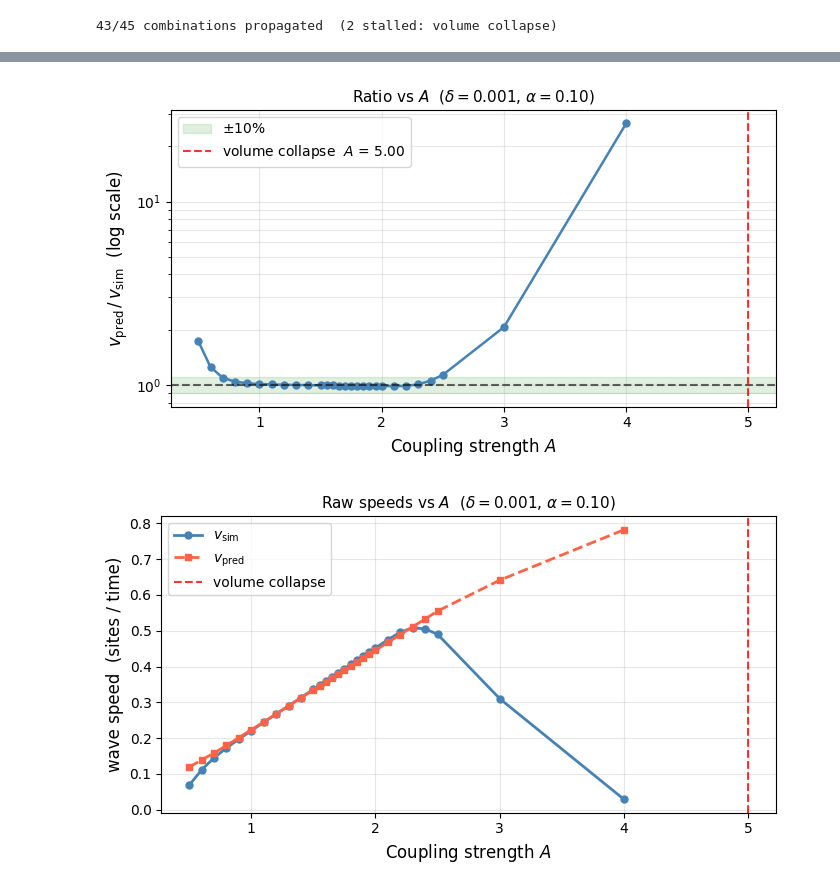
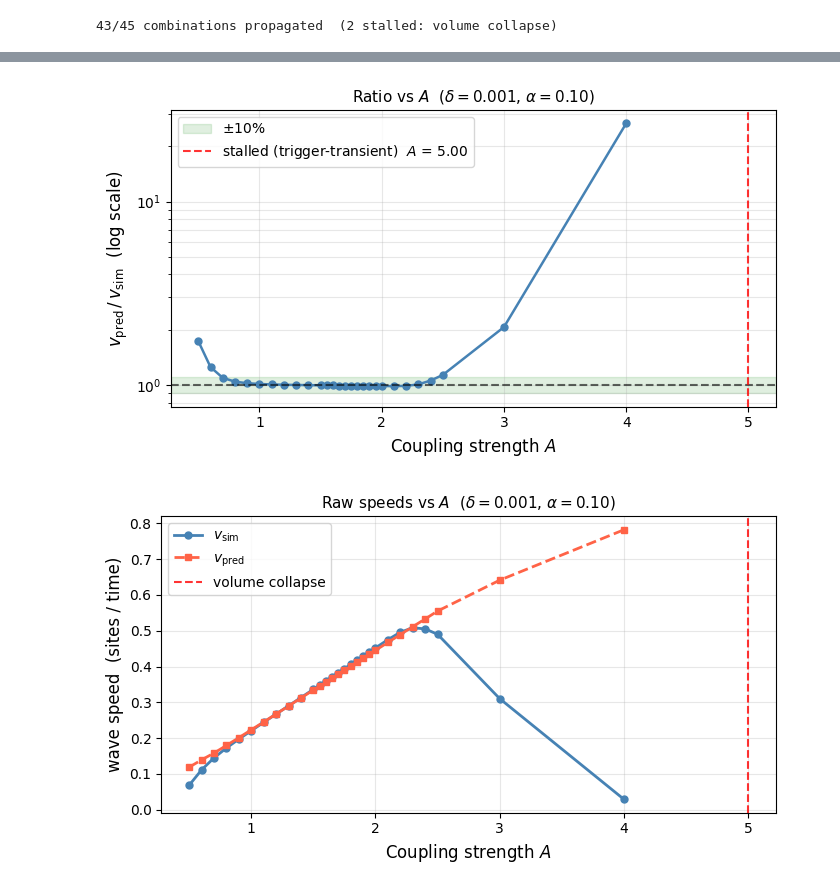
Before and after one commit to Stephang217/1D_Diaghphragms_Fluid_Model, a Jupyter notebook: diaphragm_metafluid.ipynb, the cells around one changed output, grey strips where cells are left out. Saved outputs shown, nothing was run; the diff lists cells and outputs as text; code cells hidden in the pictures.

```diff
--- a/diaphragm_metafluid.ipynb
+++ b/diaphragm_metafluid.ipynb
@@ -261,9 +266,7 @@ print(f"{'dt':>10}  {'Cauchy error':>14}  {'error ratio':>12}  note")
 print("-" * 58)
 for i, (dt_run, err) in enumerate(zip(dt_err, errs)):
     rat = f"{ratios[i-1]:.2f}" if i > 0 else "   --"
-    note = "(ratio << 4: converged)" if i > 0 and ratios[i-1] < 2 else            "(ratio ~4: still improving)" if i > 0 else ""
-    mark = " <-- chosen" if dt_run == 1e-4 else ""
-    print(f"{dt_run:10.1e}  {err:14.4e}  {rat:>12}  {note}{mark}")
+    print(f"{dt_run:10.1e}  {err:14.4e}  {rat:>12}")
 
 mean_order = np.mean(np.log2(ratios))
 
@@ -275,12 +278,6 @@ ax.loglog(dt_err, ref2, "k--", alpha=0.5, label="slope 2  (2nd order)")
 ax.axvline(1e-4, color="green", linestyle="--", alpha=0.7,
            label=r"chosen $\Delta t = 10^{-4}$")
 
-# Annotate the two regions directly on the plot
-ax.annotate("on the line:\nstill improving",
-            xy=(3e-4, ref2[2]*1.2), fontsize=8, color="gray", ha="center")
-ax.annotate("below the line:\nconverged",
-            xy=(1e-4, errs[-1]*0.4), fontsize=8, color="green", ha="center")
-
 ax.set_xlabel(r"$\Delta t$", fontsize=12)
 ax.set_ylabel("Cauchy error", fontsize=12)
 ax.set_title(f"dt convergence  (2nd-order Verlet,  observed order $\\approx$ {mean_order:.2f})",
@@ -1587,65 +2100,63 @@ Formula accurate (within 10%) for delta <= 0.0064
 [figure]
 [figure]
 # %%
-# ── D4 zoom: ratio vs A ───────────────────────────────────────────────────────
+# ── D4 zoom: ratio vs A ─────────────────────────────────────────────────────
 #
 # A (the pipe cross-section) sets the strength of the fluid coupling.  In the
 # continuum limit, the effective spring constant is K_eff = A²p₀/v₀ = A² and
 # the kink width scales as w ~ A/√f'(u*).  So larger A → wider kink → more
 # lattice sites span the transition → better continuum approximation → ratio → 1.
-#
-# However, larger A also compresses the gas more per unit displacement, and at
-# A ≈ 1/(u_hi−u_lo) ≈ 1.8 the segment volumes collapse to zero during a snap.
-# The pressure force then diverges and run_sim returns (nan, nan, nan).
-# This volume-collapse wall is a hard physical limit of this fluid-coupled model
-# that has no analogue in the spring-coupled Nadkarni system.
-#
-# We fix δ=0.001 and α=0.10 (best-case: widest kink, no ringing).
-# Dense sampling near A≈1.8 pins down the collapse wall precisely.
-# The red vertical line updates automatically from the data.
+# Note: the ratio climbing again beyond A≈2.5 and the A=5 stall are finite-lattice
+# / trigger-transient artefacts — the next cell shows the steady kink is healthy to A=10.
 
-existing_A = {row[0]: (row[3], row[4], row[5])
-              for row in sweep_results
-              if row[1] == 0.001 and row[2] == 0.10}
+CSV_A = os.path.join(CSV_DIR, 'A_sweep.csv')
 
-for A_val in [
-        # finer stable-regime coverage
-        0.6, 0.7, 0.8, 0.9,
-        1.1, 1.2, 1.3, 1.4,
-        # ── refined collapse boundary — spacing 0.05 ──
-        1.55, 1.60, 1.65, 1.70, 1.75,
-        1.80, 1.85, 1.90, 1.95,
-        # post-collapse (NaN expected)
-        2.0, 2.1, 2.2, 2.3, 2.4, 2.5, 3.0, 4.0]:
-    v_m, v_p, r = run_sim(A=A_val, delta=0.001, alpha=0.10)
-    existing_A[A_val] = (v_m, v_p, r)
-    status = f"ratio={r:.3f}" if not np.isnan(r) else "stalled (volume collapse)"
-    print(f"  A={A_val:.2f}  {status}")
+if not FORCE_RERUN and os.path.exists(CSV_A):
+    _df = pd.read_csv(CSV_A)
+    existing_A = {row['A']: (row['v_sim'], row['v_pred'], row['ratio'])
+                  for _, row in _df.iterrows()}
+    print(f"Loaded {len(existing_A)} A points from {CSV_A}")
+    print("(Set FORCE_RERUN=True in cell 1 to rerun)")
+else:
+    existing_A = {row[0]: (row[3], row[4], row[5])
+                  for row in sweep_results
+                  if row[1] == 0.001 and row[2] == 0.10}
+
+    for A_val in [
+            0.6, 0.7, 0.8, 0.9,
+            1.1, 1.2, 1.3, 1.4,
+            1.55, 1.60, 1.65, 1.70, 1.75,
+            1.80, 1.85, 1.90, 1.95,
+            2.0, 2.1, 2.2, 2.3, 2.4, 2.5, 3.0, 4.0]:
+        v_m, v_p, r = run_sim(A=A_val, delta=0.001, alpha=0.10)
+        existing_A[A_val] = (v_m, v_p, r)
+        status = f"ratio={r:.3f}" if not np.isnan(r) else "stalled (volume collapse)"
+        print(f"  A={A_val:.2f}  {status}")
+
+    pd.DataFrame([
+        {'A': a, 'v_sim': v, 'v_pred': p, 'ratio': r}
+        for a, (v, p, r) in existing_A.items()
+    ]).sort_values('A').to_csv(CSV_A, index=False)
+    print(f"\nSaved {len(existing_A)} rows → {CSV_A}")
 
 A_vals   = sorted(existing_A)
 ratios_A = [existing_A[a][2] for a in A_vals]
 
-# ── Determine collapse wall and valid band from data ──────────────────────────
 collapsed  = [a for a, r in zip(A_vals, ratios_A) if np.isnan(r)]
 A_collapse = min(collapsed) if collapsed else None
-
-in_band_A = [(a, r) for a, r in zip(A_vals, ratios_A)
-             if not np.isnan(r) and abs(r - 1) < 0.1]
-
 if A_collapse:
     print(f"Volume collapse first occurs at A = {A_collapse:.2f}")
 
 valid_pts = [(a, r) for a, r in zip(A_vals, ratios_A) if not np.isnan(r)]
 A_v, r_v  = zip(*valid_pts) if valid_pts else ([], [])
 
-# ── Plot: ratio vs A ──────────────────────────────────────────────────────────
 fig, ax = plt.subplots(figsize=(7, 4))
 ax.plot(A_v, r_v, 'o-', color='steelblue', markersize=5, linewidth=1.8)
 ax.axhline(1.0, color='k', linestyle='--', alpha=0.6)
 ax.axhspan(0.9, 1.1, alpha=0.12, color='green', label=r'$\pm$10%')
 if A_collapse is not None:
     ax.axvline(A_collapse, color='red', linestyle='--', alpha=0.8,
-               label=f'volume collapse  $A$ = {A_collapse:.2f}')
+               label=f'stalled (trigger-transient)  $A$ = {A_collapse:.2f}')
 ax.set_xlabel(r'Coupling strength $A$', fontsize=12)
 ax.set_yscale('log')
 ax.set_ylabel(r'$v_{\rm pred}\,/\,v_{\rm sim}$  (log scale)', fontsize=12)
@@ -1653,17 +2164,15 @@ ax.set_title(r'Ratio vs $A$  ($\delta=0.001$, $\alpha=0.10$)', fontsize=11)
 ax.legend(); ax.grid(True, alpha=0.3, which='both')
 plt.tight_layout(); plt.show()
 
-# ── Plot: raw speeds vs A ─────────────────────────────────────────────────────
 A_valid = [a for a in A_vals if not np.isnan(existing_A[a][0])]
-vs_A  = [existing_A[a][0] for a in A_valid]
-vp_A  = [existing_A[a][1] for a in A_valid]
-
 fig2, ax2 = plt.subplots(figsize=(7, 4))
-ax2.plot(A_valid, vs_A, 'o-',  color='steelblue', lw=2, ms=5, label=r'$v_{\rm sim}$')
-ax2.plot(A_valid, vp_A, 's--', color='tomato',    lw=2, ms=5, label=r'$v_{\rm pred}$')
+ax2.plot(A_valid, [existing_A[a][0] for a in A_valid], 'o-',
+         color='steelblue', lw=2, ms=5, label=r'$v_{\rm sim}$')
+ax2.plot(A_valid, [existing_A[a][1] for a in A_valid], 's--',
+         color='tomato', lw=2, ms=5, label=r'$v_{\rm pred}$')
 if A_collapse is not None:
     ax2.axvline(A_collapse, color='red', linestyle='--', alpha=0.8,
-                label=f'volume collapse')
+                label='volume collapse')
 ax2.set_xlabel(r'Coupling strength $A$', fontsize=12)
 ax2.set_ylabel('wave speed  (sites / time)', fontsize=12)
 ax2.set_title(r'Raw speeds vs $A$  ($\delta=0.001$, $\alpha=0.10$)', fontsize=11)
@@ -1689,3 +2184,3 @@ plt.tight_layout(); plt.show()
 Volume collapse first occurs at A = 5.00
-[figure, old version]
+[figure, new version]
 [figure]
```
Also changed, not shown: parts of 35 cells of this notebook, 16 other files.
